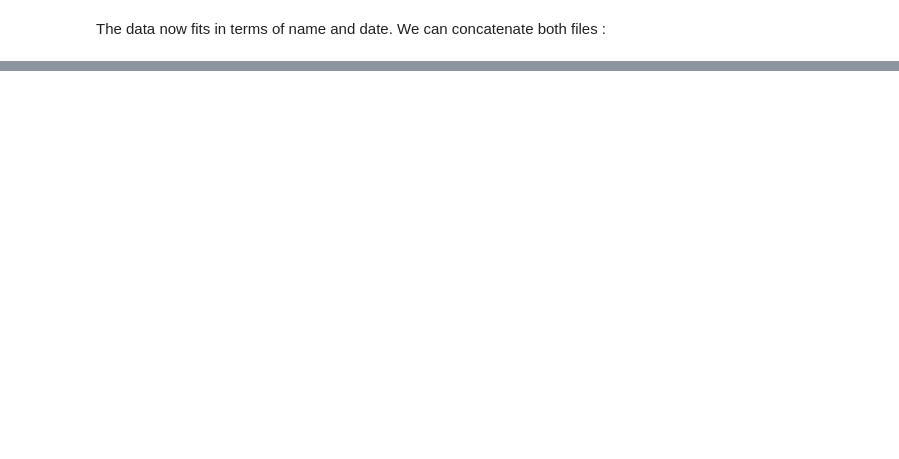
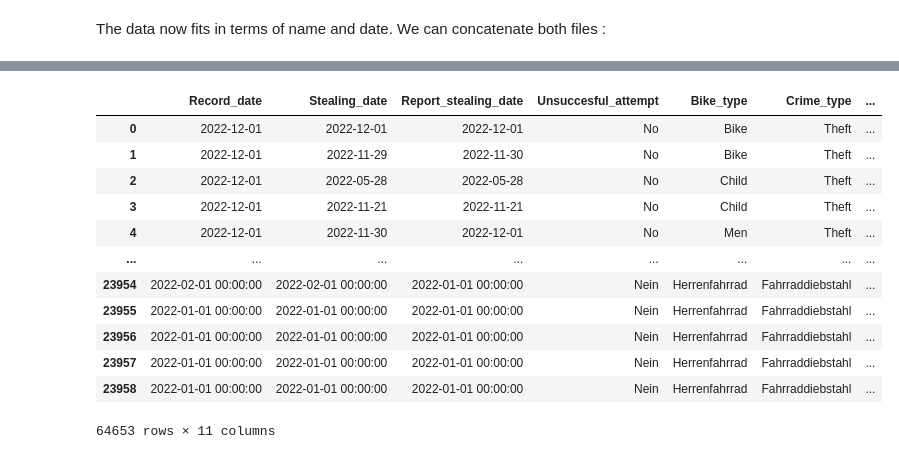
Before and after one commit to LaurensDu/bike_crime_berlin_project, a Jupyter notebook: original_data_Working portfolio/David draft/Bike_crime Berlin_[MDP]_DGU&LDU.ipynb, the cells around one changed output, grey strips where cells are left out. Drawn from its saved outputs; the diff is of its cells as text; code cells hidden in the pictures; blank space fills up the shorter version.

```diff
--- a/original_data_Working portfolio/David draft/Bike_crime Berlin_[MDP]_DGU&LDU.ipynb
+++ b/original_data_Working portfolio/David draft/Bike_crime Berlin_[MDP]_DGU&LDU.ipynb
@@ -233,0 +225,18 @@ bc_df_final = pd.concat([bc_df_final,bcUpd_df], axis=0)
+# %%
+cat_data = bc_df_final.select_dtypes(include=['object']).columns
+cat_data = bc_df_final[cat_data]
+cat_data
+# %% [output]
+|  | Record_date | Stealing_date | Report_stealing_date | Unsuccesful_attempt | Bike_type | Crime_type | ... |
+| 0 | 2022-12-01 | 2022-12-01 | 2022-12-01 | No | Bike | Theft | ... |
+| 1 | 2022-12-01 | 2022-11-29 | 2022-11-30 | No | Bike | Theft | ... |
+| 2 | 2022-12-01 | 2022-05-28 | 2022-05-28 | No | Child | Theft | ... |
+| 3 | 2022-12-01 | 2022-11-21 | 2022-11-21 | No | Child | Theft | ... |
+| 4 | 2022-12-01 | 2022-11-30 | 2022-12-01 | No | Men | Theft | ... |
+| ... | ... | ... | ... | ... | ... | ... | ... |
+| 23954 | 2022-02-01 00:00:00 | 2022-02-01 00:00:00 | 2022-01-01 00:00:00 | Nein | Herrenfahrrad | Fahrraddiebstahl | ... |
+| 23955 | 2022-01-01 00:00:00 | 2022-01-01 00:00:00 | 2022-01-01 00:00:00 | Nein | Herrenfahrrad | Fahrraddiebstahl | ... |
+| 23956 | 2022-01-01 00:00:00 | 2022-01-01 00:00:00 | 2022-01-01 00:00:00 | Nein | Herrenfahrrad | Fahrraddiebstahl | ... |
+| 23957 | 2022-01-01 00:00:00 | 2022-01-01 00:00:00 | 2022-01-01 00:00:00 | Nein | Herrenfahrrad | Fahrraddiebstahl | ... |
+| 23958 | 2022-01-01 00:00:00 | 2022-01-01 00:00:00 | 2022-01-01 00:00:00 | Nein | Herrenfahrrad | Fahrraddiebstahl | ... |
+64653 rows × 11 columns
```
Also changed, not shown: parts of 30 cells of this notebook.
